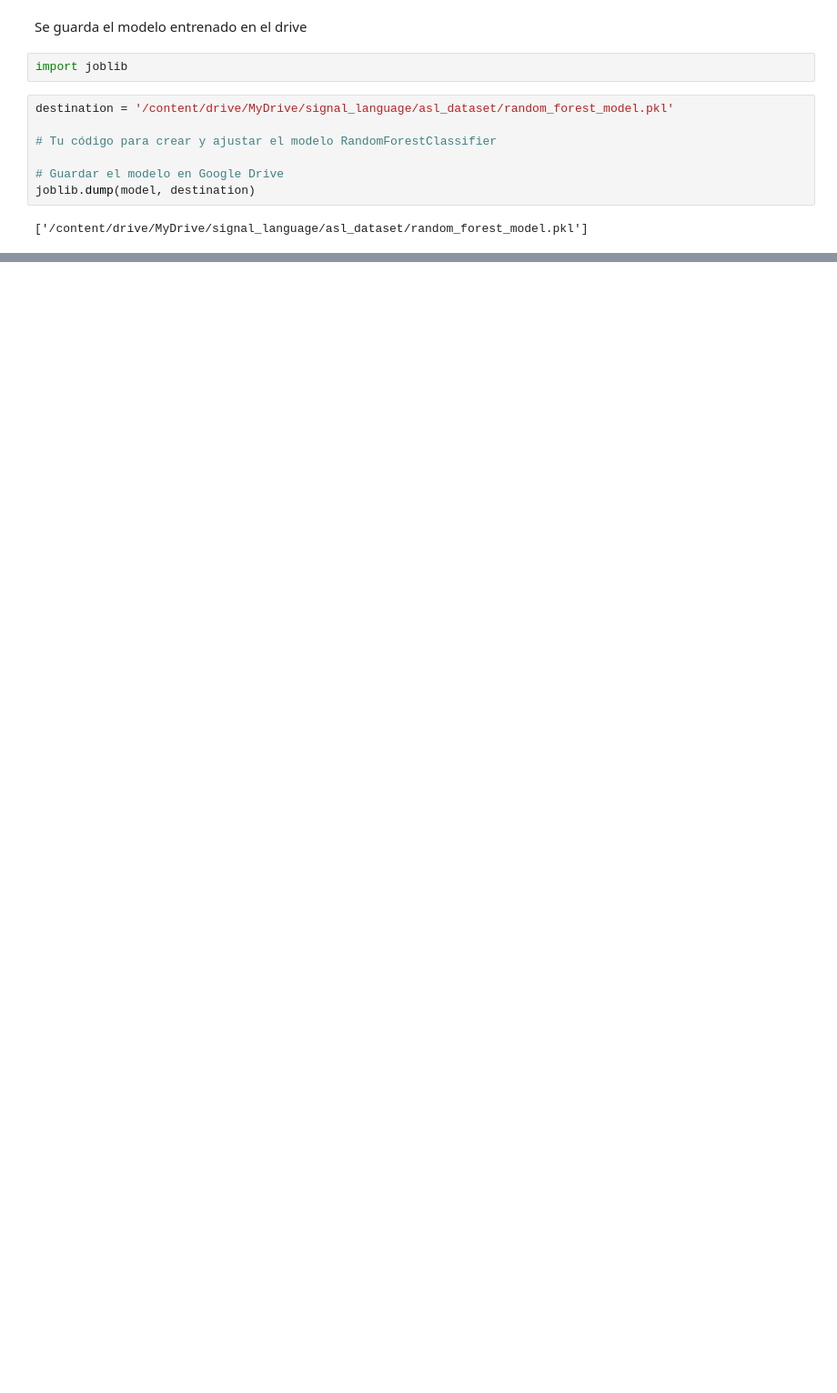
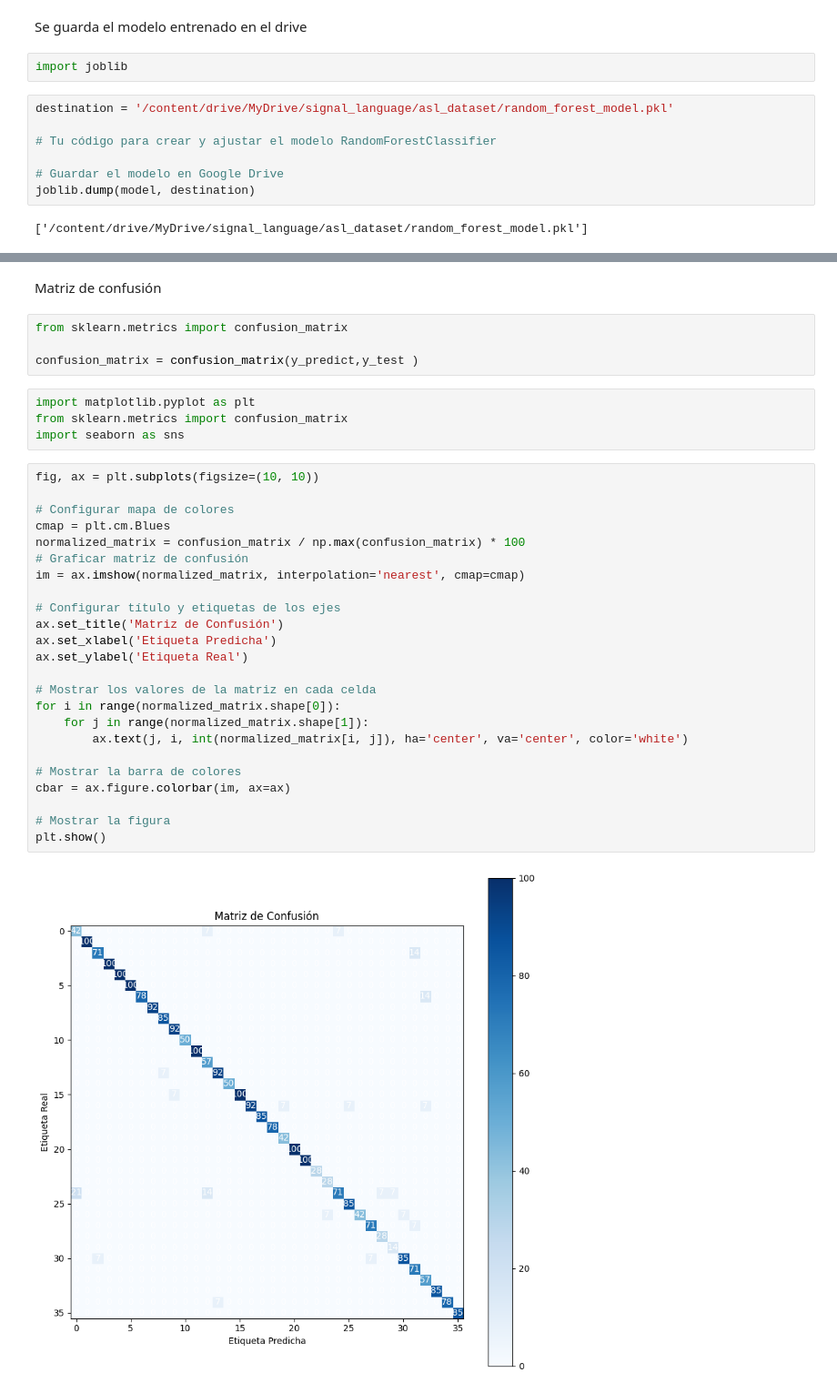
Before and after one commit to cristhiansito123/mai_hand, a Jupyter notebook: scripts/training/training_model.ipynb, the cells around one changed output, grey strips where cells are left out. Shown at 91% size. Saved outputs shown, nothing was run; the diff lists cells and outputs as text; blank space fills up the shorter version.

```diff
--- a/scripts/training/training_model.ipynb
+++ b/scripts/training/training_model.ipynb
@@ -118,0 +146,36 @@ joblib.dump(model, destination)
+# %% [markdown]
+Matriz de confusión
+# %%
+from sklearn.metrics import confusion_matrix
+
+confusion_matrix = confusion_matrix(y_predict,y_test )
+# %%
+import matplotlib.pyplot as plt
+from sklearn.metrics import confusion_matrix
+import seaborn as sns
+# %%
+fig, ax = plt.subplots(figsize=(10, 10))
+
+# Configurar mapa de colores
+cmap = plt.cm.Blues
+normalized_matrix = confusion_matrix / np.max(confusion_matrix) * 100
+# Graficar matriz de confusión
+im = ax.imshow(normalized_matrix, interpolation='nearest', cmap=cmap)
+
+# Configurar título y etiquetas de los ejes
+ax.set_title('Matriz de Confusión')
+ax.set_xlabel('Etiqueta Predicha')
+ax.set_ylabel('Etiqueta Real')
+
+# Mostrar los valores de la matriz en cada celda
+for i in range(normalized_matrix.shape[0]):
+    for j in range(normalized_matrix.shape[1]):
+        ax.text(j, i, int(normalized_matrix[i, j]), ha='center', va='center', color='white')
+
+# Mostrar la barra de colores
+cbar = ax.figure.colorbar(im, ax=ax)
+
+# Mostrar la figura
+plt.show()
+# %% [output]
+[figure, added]
```
Also changed, not shown: parts of 7 cells of this notebook.
